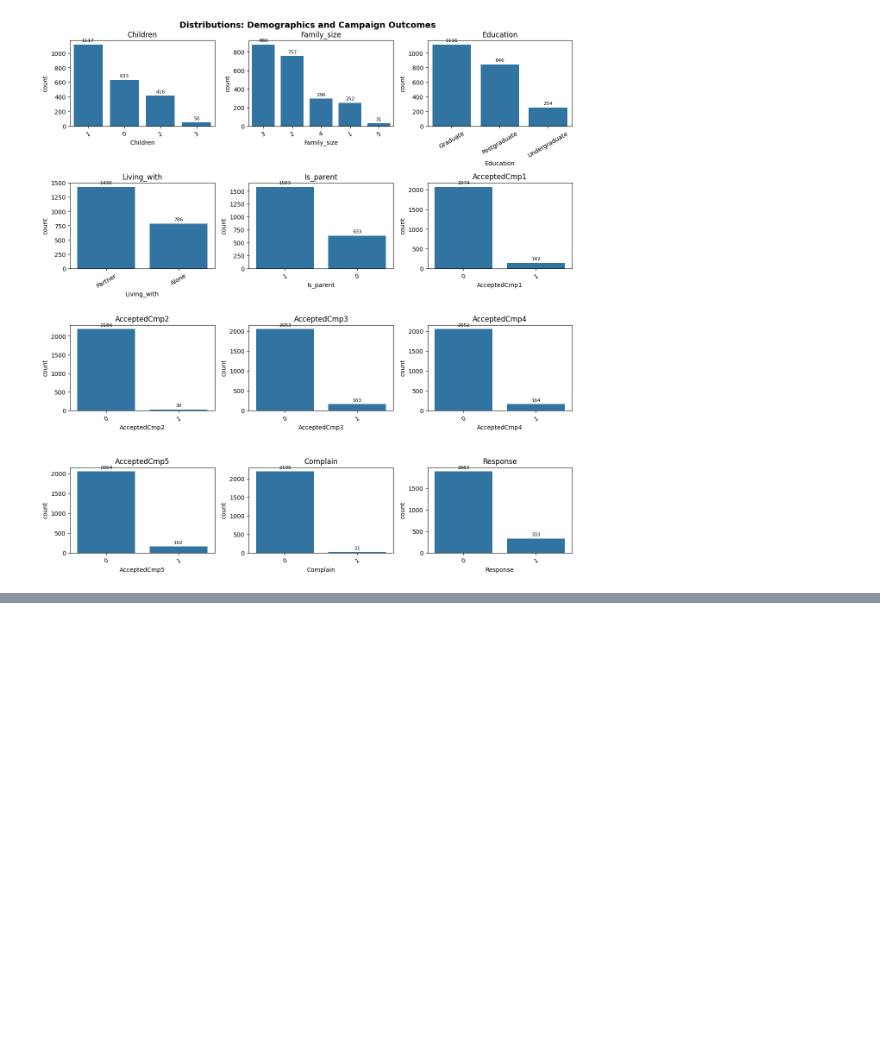
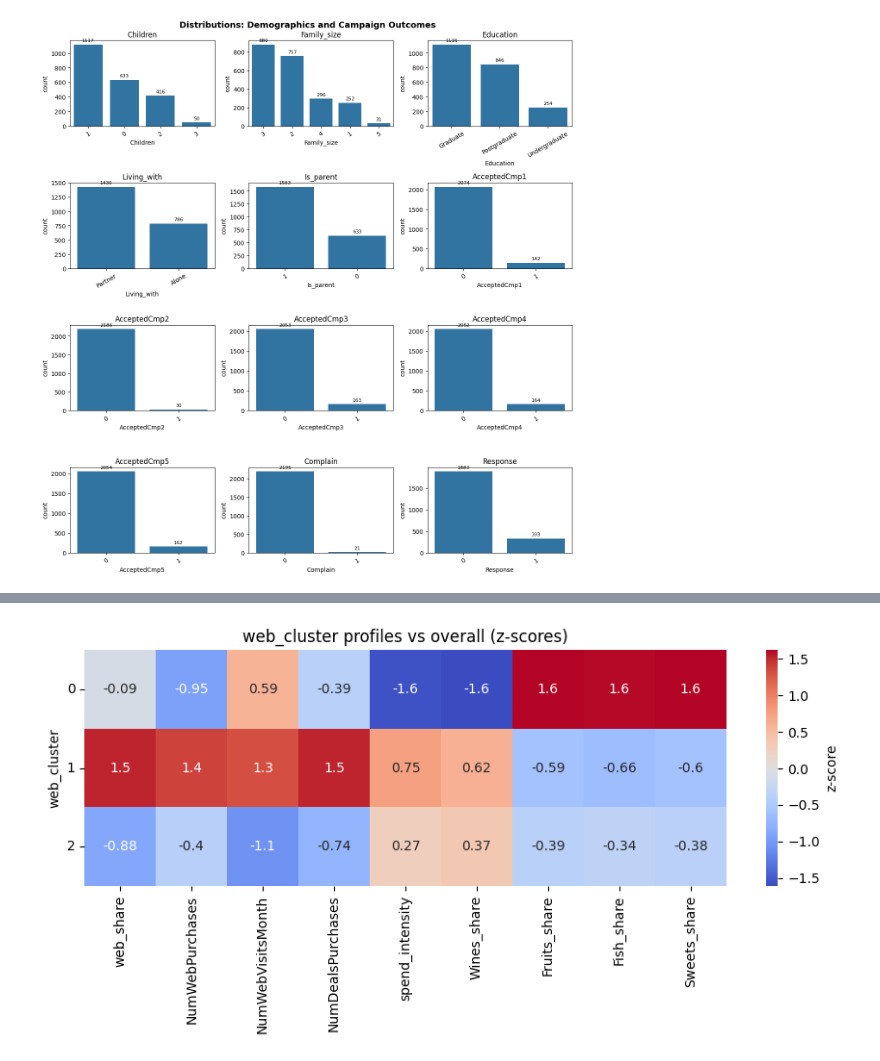
Before and after one commit to jkyamaguchi/ReDI-AI, a Jupyter notebook: Project/customer_segmentation.ipynb, the cells around one changed output, grey strips where cells are left out. Cells and saved outputs as stored; diff of their text form; code cells hidden in the pictures; blank space fills up the shorter version.

```diff
--- a/Project/customer_segmentation.ipynb
+++ b/Project/customer_segmentation.ipynb
@@ -614,0 +719,88 @@ plot_mixed_grid(df, mixed_cols, ncols=3, title='Distributions: Demographics and
+# %%
+required_cols = [
+    'web_cluster',
+    'web_share','NumWebPurchases','NumWebVisitsMonth','NumDealsPurchases',
+    'spend_intensity','Wines_share','Fruits_share','Fish_share','Sweets_share'
+]
+missing = [c for c in required_cols if c not in df.columns]
+if missing:
+    raise ValueError(f"Missing columns for interpretation: {missing}. Run the clustering cell first.")
+
+profile_cols = [
+    'web_share','NumWebPurchases','NumWebVisitsMonth','NumDealsPurchases',
+    'spend_intensity','Wines_share','Fruits_share','Fish_share','Sweets_share'
+]
+
+# Global stats and thresholds for Low/Med/High labels
+q = df[profile_cols].quantile([0.33, 0.66])
+mean_vals = df[profile_cols].mean()
+
+def label_quant(v, low, high):
+    return 'Low' if v < low else ('High' if v > high else 'Med')
+
+def pct(x):
+    return f"{100*x:.0f}%"
+
+cluster_means = df.groupby('web_cluster')[profile_cols].mean().sort_index()
+sizes = df['web_cluster'].value_counts().sort_index()
+
+print("Cluster summaries (means):")
+display(cluster_means.round(3))
+print("Cluster sizes:", sizes.to_dict())
+
+print("\nInterpretation by cluster:\n" + "="*80)
+for cid, row in cluster_means.iterrows():
+    size = int(sizes.loc[cid])
+
+    web_pref_lbl = label_quant(row['web_share'], q.loc[0.33, 'web_share'], q.loc[0.66, 'web_share'])
+    visits_lbl   = label_quant(row['NumWebVisitsMonth'], q.loc[0.33, 'NumWebVisitsMonth'], q.loc[0.66, 'NumWebVisitsMonth'])
+    buys_lbl     = label_quant(row['NumWebPurchases'], q.loc[0.33, 'NumWebPurchases'], q.loc[0.66, 'NumWebPurchases'])
+    deals_lbl    = label_quant(row['NumDealsPurchases'], q.loc[0.33, 'NumDealsPurchases'], q.loc[0.66, 'NumDealsPurchases'])
+    spend_lbl    = label_quant(row['spend_intensity'], q.loc[0.33, 'spend_intensity'], q.loc[0.66, 'spend_intensity'])
+
+    # Top product tilts by share
+    prod_shares = {
+        'Wines': row['Wines_share'],
+        'Fruits': row['Fruits_share'],
+        'Fish': row['Fish_share'],
+        'Sweets': row['Sweets_share'],
+    }
+    top2 = sorted(prod_shares.items(), key=lambda kv: kv[1], reverse=True)[:2]
+
+    # Opportunity rules (concise, actionable)
+    actions = []
+    if visits_lbl == 'High' and web_pref_lbl != 'High':
+        actions.append("Convert high web visitors: optimize UX, remarket, web-only incentives")
+    if deals_lbl == 'High':
+        actions.append("Use targeted web coupons, bundles, and time-limited promos")
+    if spend_lbl == 'High' and web_pref_lbl == 'High':
+        actions.append("Upsell/cross-sell online; push subscriptions/loyalty to lift AOV")
+    if spend_lbl == 'Low' and web_pref_lbl in ('Low', 'Med'):
+        actions.append("Entry-price packs and first-purchase discounts to activate online")
+    # Always align with product tilt
+    actions.append(f"Lead with {top2[0][0]} and {top2[1][0]} content/bundles on web")
+
+    # Print interpretation
+    print(f"\nCluster {cid}  |  size={size}")
+    print(f"- Web preference: {web_pref_lbl} (web_share={row['web_share']:.2f})")
+    print(f"- Web engagement: {visits_lbl} (visits/mo={row['NumWebVisitsMonth']:.1f})")
+    print(f"- Online purchases: {buys_lbl} (mean={row['NumWebPurchases']:.1f})")
+    print(f"- Deal sensitivity: {deals_lbl} (deals={row['NumDealsPurchases']:.1f})")
+    print(f"- Spend level: {spend_lbl} (log spend={row['spend_intensity']:.2f})")
+    print(f"- Product tilt: {top2[0][0]}={pct(top2[0][1])}, {top2[1][0]}={pct(top2[1][1])}")
+    print("- Actions: " + "; ".join(actions))
+
+# Optional: compact heatmap to support the narrative
+import matplotlib.pyplot as plt
+import seaborn as sns
+z = (cluster_means - mean_vals) / cluster_means.std(ddof=0)
+plt.figure(figsize=(9, 4.5))
+sns.heatmap(z[['web_share','NumWebPurchases','NumWebVisitsMonth','NumDealsPurchases','spend_intensity',
+               'Wines_share','Fruits_share','Fish_share','Sweets_share']].round(2),
+            cmap='coolwarm', center=0, annot=True, cbar_kws={'label':'z-score'})
+plt.title('web_cluster profiles vs overall (z-scores)')
+plt.yticks(rotation=0)
+plt.tight_layout()
+plt.show()
+#
+# %% [output]
@@ -614,0 +830 @@ plot_mixed_grid(df, mixed_cols, ncols=3, title='Distributions: Demographics and
+[figure, added]
```
Also changed, not shown: parts of 5 cells of this notebook.
